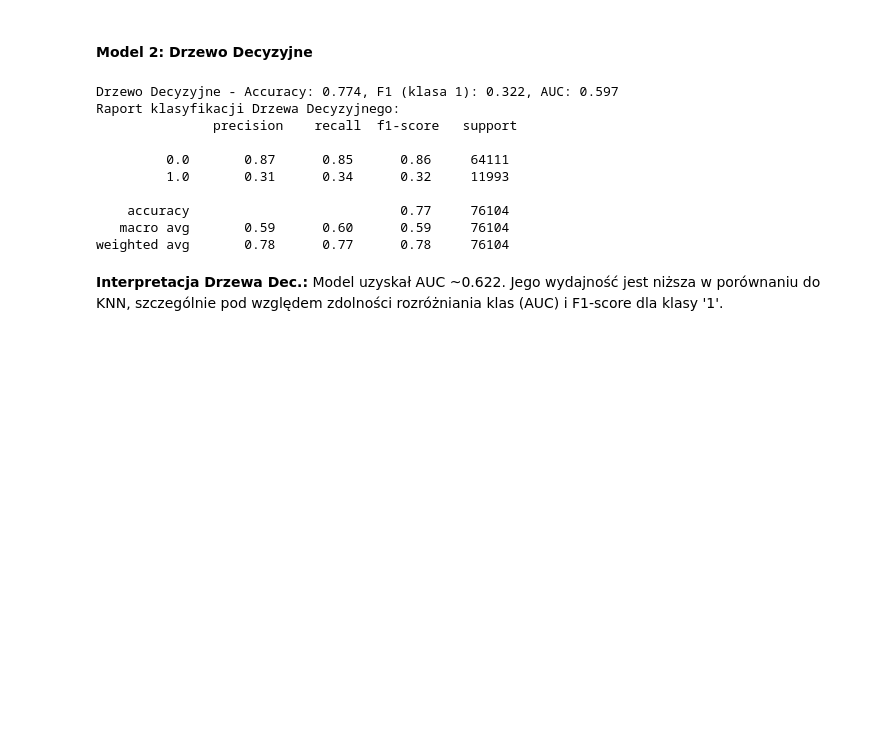
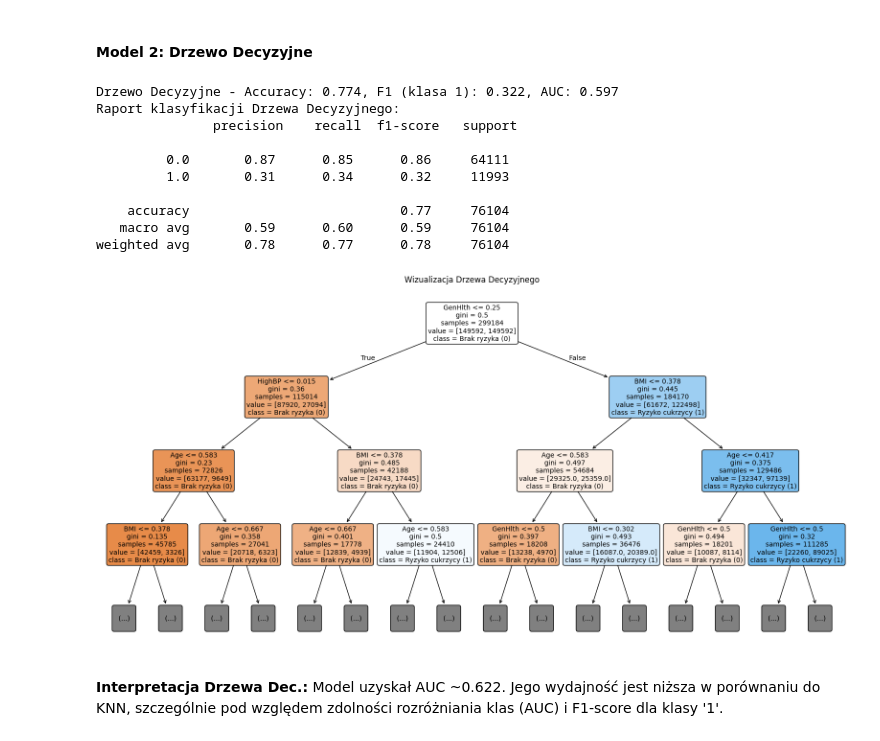
Before and after one commit to kamilPiHub/DiabetesClassification, a Jupyter notebook: KlasyfikacjaRyzykaCukrzycy.ipynb, the cells around one changed output. Drawn from its saved outputs; the diff is of its cells as text; code cells hidden in the pictures; blank space fills up the shorter version.

Commit message:
drzewoDecyzyjne

```diff
--- a/KlasyfikacjaRyzykaCukrzycy.ipynb
+++ b/KlasyfikacjaRyzykaCukrzycy.ipynb
@@ -374,21 +374,33 @@ weighted avg       0.81      0.70      0.74     76104
 # %%
 model_dt = DecisionTreeClassifier(random_state=42)
 model_dt.fit(X_train_smote, y_train_smote)
 y_pred_dt = model_dt.predict(X_test)
 y_proba_dt = model_dt.predict_proba(X_test)[:, 1]
 print(f"Drzewo Decyzyjne - Accuracy: {accuracy_score(y_test, y_pred_dt):.3f}, F1 (klasa 1): {f1_score(y_test, y_pred_dt):.3f}, AUC: {roc_auc_score(y_test, y_proba_dt):.3f}")
 print("Raport klasyfikacji Drzewa Decyzyjnego:\n", classification_report(y_test, y_pred_dt))
+
+plt.figure(figsize=(20,10))
+plot_tree(model_dt,
+          feature_names=X_train_smote.columns,
+          class_names=['Brak ryzyka (0)', 'Ryzyko cukrzycy (1)'],
+          filled=True,
+          rounded=True,
+          fontsize=10,
+          max_depth=3)
+plt.title("Wizualizacja Drzewa Decyzyjnego")
+plt.show()
 # %% [output]
 Drzewo Decyzyjne - Accuracy: 0.774, F1 (klasa 1): 0.322, AUC: 0.597
 Raport klasyfikacji Drzewa Decyzyjnego:
                precision    recall  f1-score   support
 
          0.0       0.87      0.85      0.86     64111
          1.0       0.31      0.34      0.32     11993
 
     accuracy                           0.77     76104
    macro avg       0.59      0.60      0.59     76104
 weighted avg       0.78      0.77      0.78     76104
+[figure, added]
 # %% [markdown]
 **Interpretacja Drzewa Dec.:** Model uzyskał AUC ~0.622. Jego wydajność jest niższa w porównaniu do KNN, szczególnie pod względem zdolności rozróżniania klas (AUC) i F1-score dla klasy '1'.
 # %% [markdown]
```
